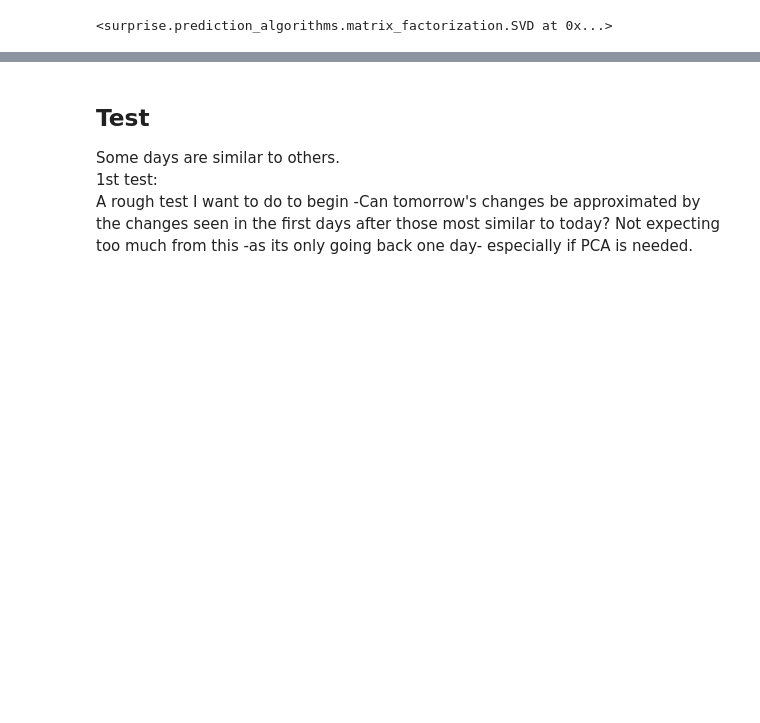
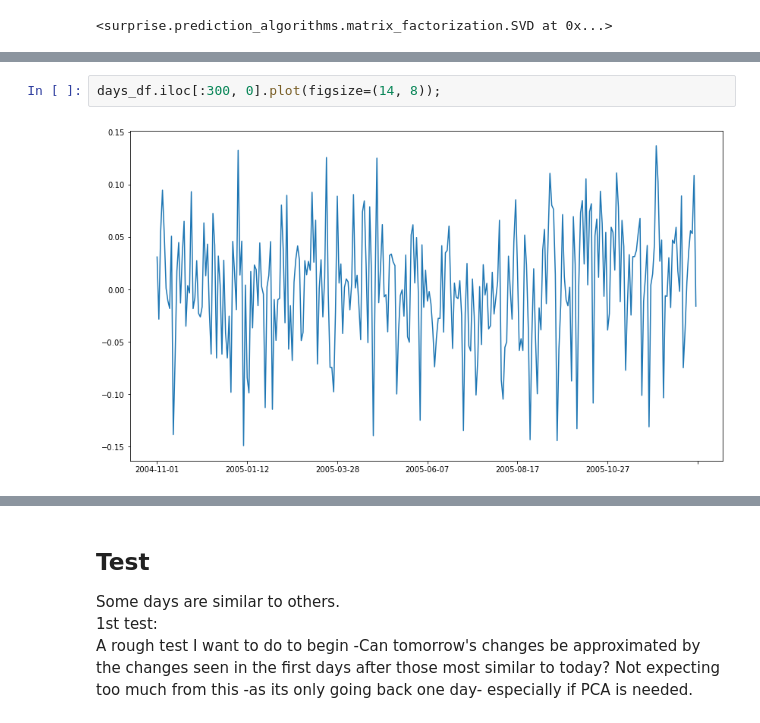
Before and after one commit to Maltanno/Capstone_project, a Jupyter notebook: Modelling.ipynb, the cells around one changed output, grey strips where cells are left out. Cells and saved outputs as stored; diff of their text form; blank space fills up the shorter version.

```diff
--- a/Modelling.ipynb
+++ b/Modelling.ipynb
@@ -428,0 +309,4 @@ len(test_dates_prev)
+# %%
+days_df.iloc[:300, 0].plot(figsize=(14, 8));
+# %% [output]
+[figure, added]
```
Also changed, not shown: parts of 97 cells of this notebook, 3 other files.
